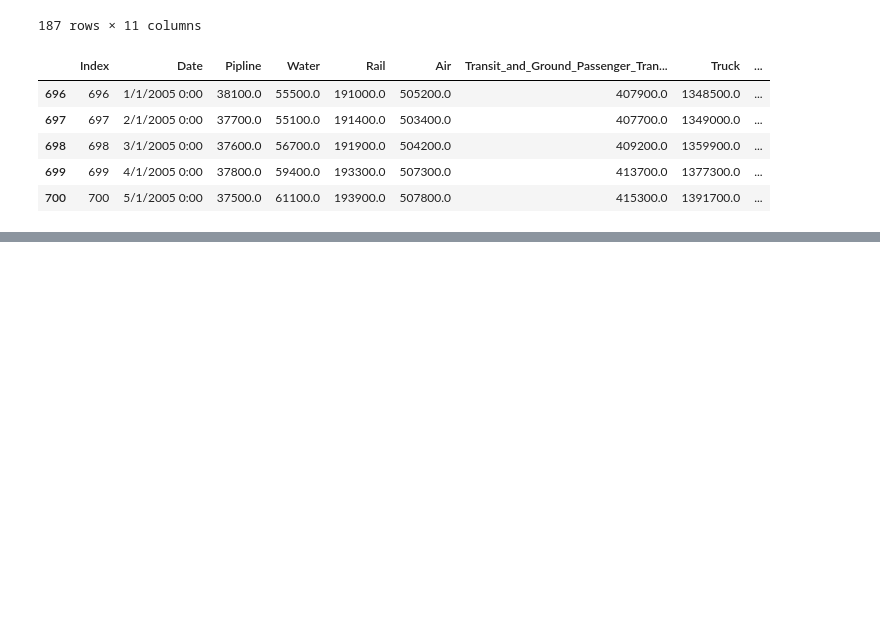
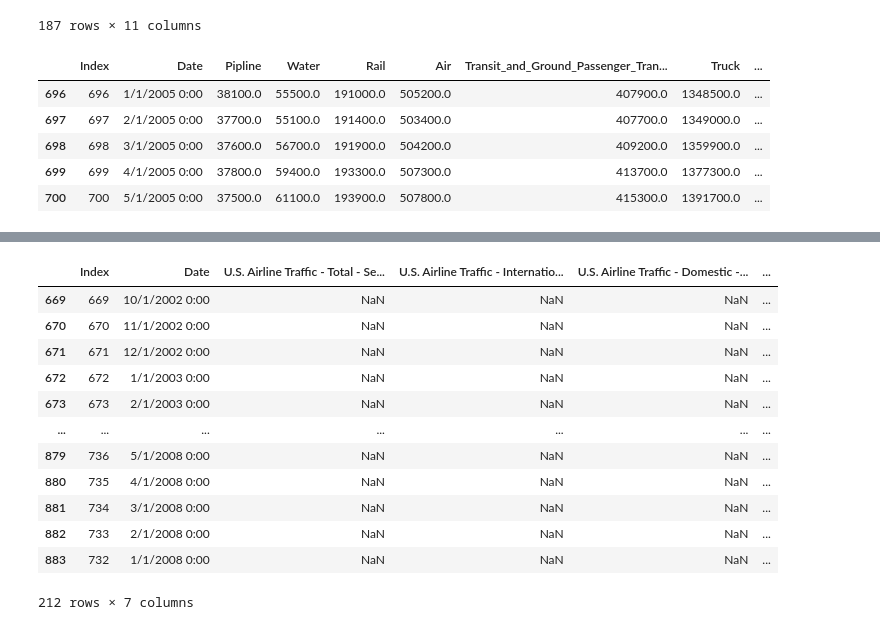
Before and after one commit to RBLevine/ETL-Project, a Jupyter notebook: CSVCleanUp/CSV_Cleanup.ipynb, the cells around one changed output, grey strips where cells are left out. Saved outputs shown, nothing was run; the diff lists cells and outputs as text; code cells hidden in the pictures; blank space fills up the shorter version.

Commit message:
updates to names, fixed spelling

```diff
--- a/CSVCleanUp/CSV_Cleanup.ipynb
+++ b/CSVCleanUp/CSV_Cleanup.ipynb
@@ -254,0 +276,21 @@ transportation_csv = transportation_df.to_csv('Cleaned_Transportation_Employment
+# %%
+# Keep rows were there is at least 3 values that are not NaN.
+# This makes it so that Index and Date are kept, but at least one other column needs to have a value other than NaN to
+# stay in the dataframe
+columnNames=US_Air.columns
+US_Air_df=US_Air[columnNames].dropna(thresh=3)
+US_Air_df
+# %% [output]
+|  | Index | Date | U.S. Airline Traffic - Total - Se... | U.S. Airline Traffic - Internatio... | U.S. Airline Traffic - Domestic -... | ... |
+| 669 | 669 | 10/1/2002 0:00 | NaN | NaN | NaN | ... |
+| 670 | 670 | 11/1/2002 0:00 | NaN | NaN | NaN | ... |
+| 671 | 671 | 12/1/2002 0:00 | NaN | NaN | NaN | ... |
+| 672 | 672 | 1/1/2003 0:00 | NaN | NaN | NaN | ... |
+| 673 | 673 | 2/1/2003 0:00 | NaN | NaN | NaN | ... |
+| ... | ... | ... | ... | ... | ... | ... |
+| 879 | 736 | 5/1/2008 0:00 | NaN | NaN | NaN | ... |
+| 880 | 735 | 4/1/2008 0:00 | NaN | NaN | NaN | ... |
+| 881 | 734 | 3/1/2008 0:00 | NaN | NaN | NaN | ... |
+| 882 | 733 | 2/1/2008 0:00 | NaN | NaN | NaN | ... |
+| 883 | 732 | 1/1/2008 0:00 | NaN | NaN | NaN | ... |
+212 rows × 7 columns
```
Also changed, not shown: parts of 6 cells of this notebook, 8 other files.
